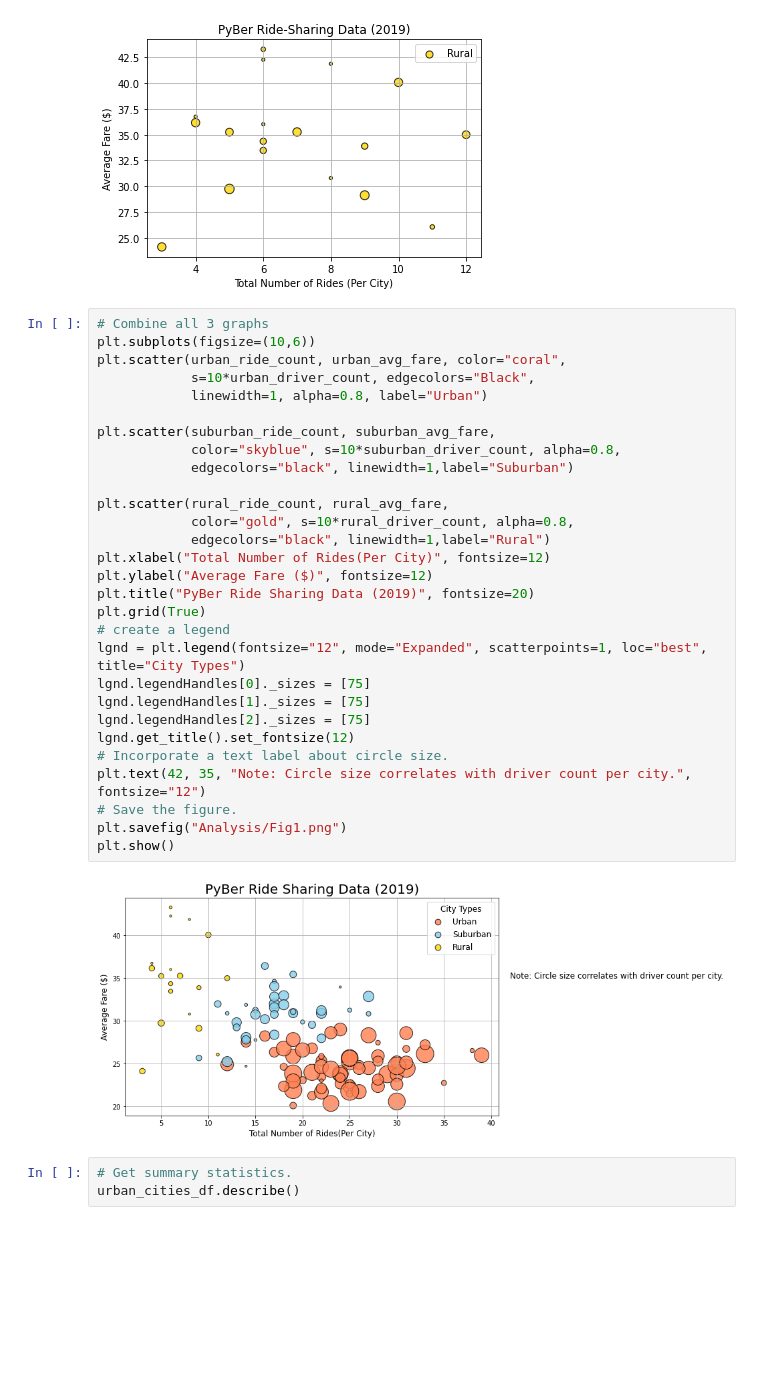
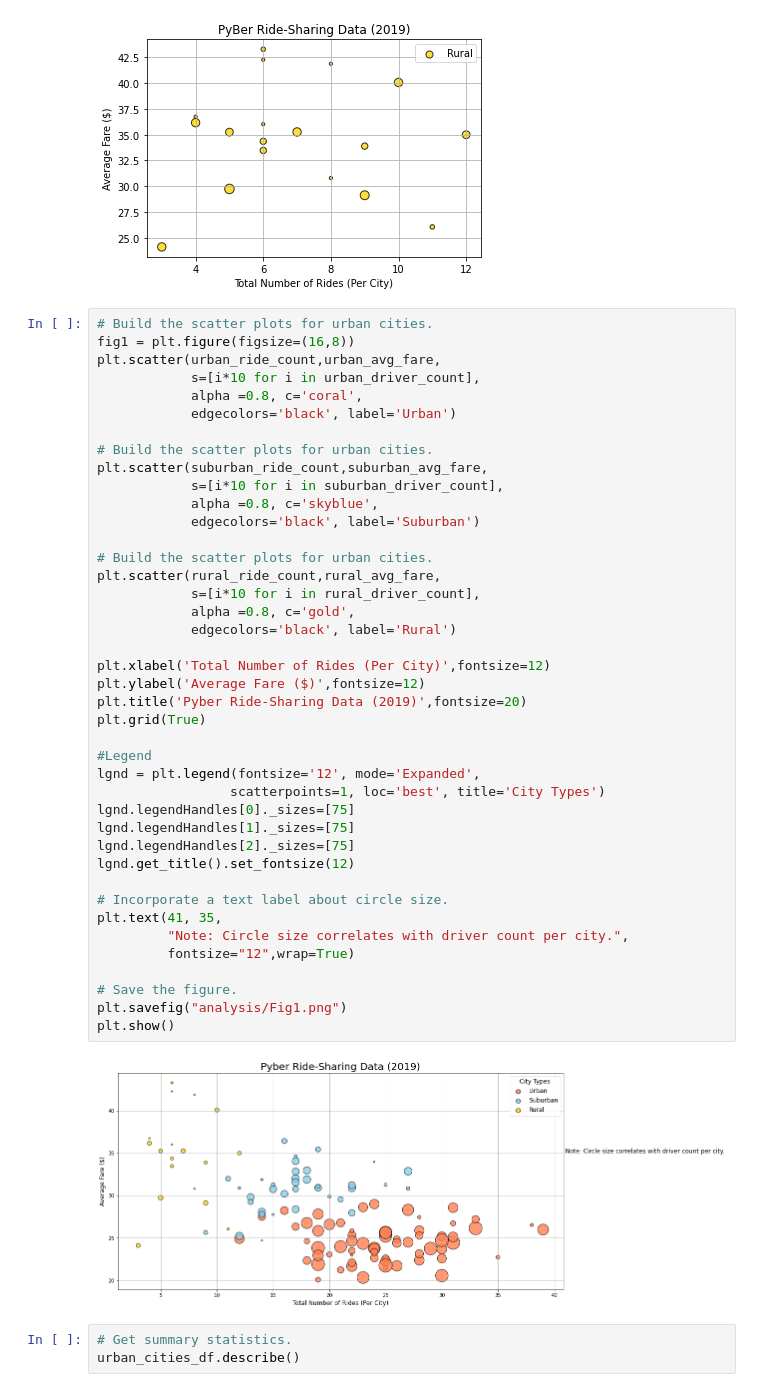
Before and after one commit to smj452/PyBer_Analysis, a Jupyter notebook: PyBer.ipynb, the cells around one changed output. Drawn from its saved outputs; the diff is of its cells as text; blank space fills up the shorter version.

```diff
--- a/PyBer.ipynb
+++ b/PyBer.ipynb
@@ -481,36 +481,48 @@ plt.legend()
 <matplotlib.legend.Legend at 0x...>
 [figure]
 # %%
-# Combine all 3 graphs
-plt.subplots(figsize=(10,6))
-plt.scatter(urban_ride_count, urban_avg_fare, color="coral",
-            s=10*urban_driver_count, edgecolors="Black",
-            linewidth=1, alpha=0.8, label="Urban")
+# Build the scatter plots for urban cities.
+fig1 = plt.figure(figsize=(16,8))
+plt.scatter(urban_ride_count,urban_avg_fare,
+            s=[i*10 for i in urban_driver_count],
+            alpha =0.8, c='coral',
+            edgecolors='black', label='Urban')
 
-plt.scatter(suburban_ride_count, suburban_avg_fare,
-            color="skyblue", s=10*suburban_driver_count, alpha=0.8,
-            edgecolors="black", linewidth=1,label="Suburban")
+# Build the scatter plots for urban cities.
+plt.scatter(suburban_ride_count,suburban_avg_fare,
+            s=[i*10 for i in suburban_driver_count],
+            alpha =0.8, c='skyblue',
+            edgecolors='black', label='Suburban')
 
-plt.scatter(rural_ride_count, rural_avg_fare,
-            color="gold", s=10*rural_driver_count, alpha=0.8,
-            edgecolors="black", linewidth=1,label="Rural")
-plt.xlabel("Total Number of Rides(Per City)", fontsize=12)
-plt.ylabel("Average Fare ($)", fontsize=12)
-plt.title("PyBer Ride Sharing Data (2019)", fontsize=20)
+# Build the scatter plots for urban cities.
+plt.scatter(rural_ride_count,rural_avg_fare,
+            s=[i*10 for i in rural_driver_count],
+            alpha =0.8, c='gold',
+            edgecolors='black', label='Rural')
+
+plt.xlabel('Total Number of Rides (Per City)',fontsize=12)
+plt.ylabel('Average Fare ($)',fontsize=12)
+plt.title('Pyber Ride-Sharing Data (2019)',fontsize=20)
 plt.grid(True)
-# create a legend
-lgnd = plt.legend(fontsize="12", mode="Expanded", scatterpoints=1, loc="best", title="City Types")
-lgnd.legendHandles[0]._sizes = [75]
-lgnd.legendHandles[1]._sizes = [75]
-lgnd.legendHandles[2]._sizes = [75]
+
+#Legend
+lgnd = plt.legend(fontsize='12', mode='Expanded',
+                 scatterpoints=1, loc='best', title='City Types')
+lgnd.legendHandles[0]._sizes=[75]
+lgnd.legendHandles[1]._sizes=[75]
+lgnd.legendHandles[2]._sizes=[75]
 lgnd.get_title().set_fontsize(12)
+
 # Incorporate a text label about circle size.
-plt.text(42, 35, "Note: Circle size correlates with driver count per city.", fontsize="12")
+plt.text(41, 35,
+         "Note: Circle size correlates with driver count per city.",
+         fontsize="12",wrap=True)
+
 # Save the figure.
-plt.savefig("Analysis/Fig1.png")
+plt.savefig("analysis/Fig1.png")
 plt.show()
 # %% [output]
-[figure, old version]
+[figure, new version]
 # %%
 # Get summary statistics.
 urban_cities_df.describe()
```
